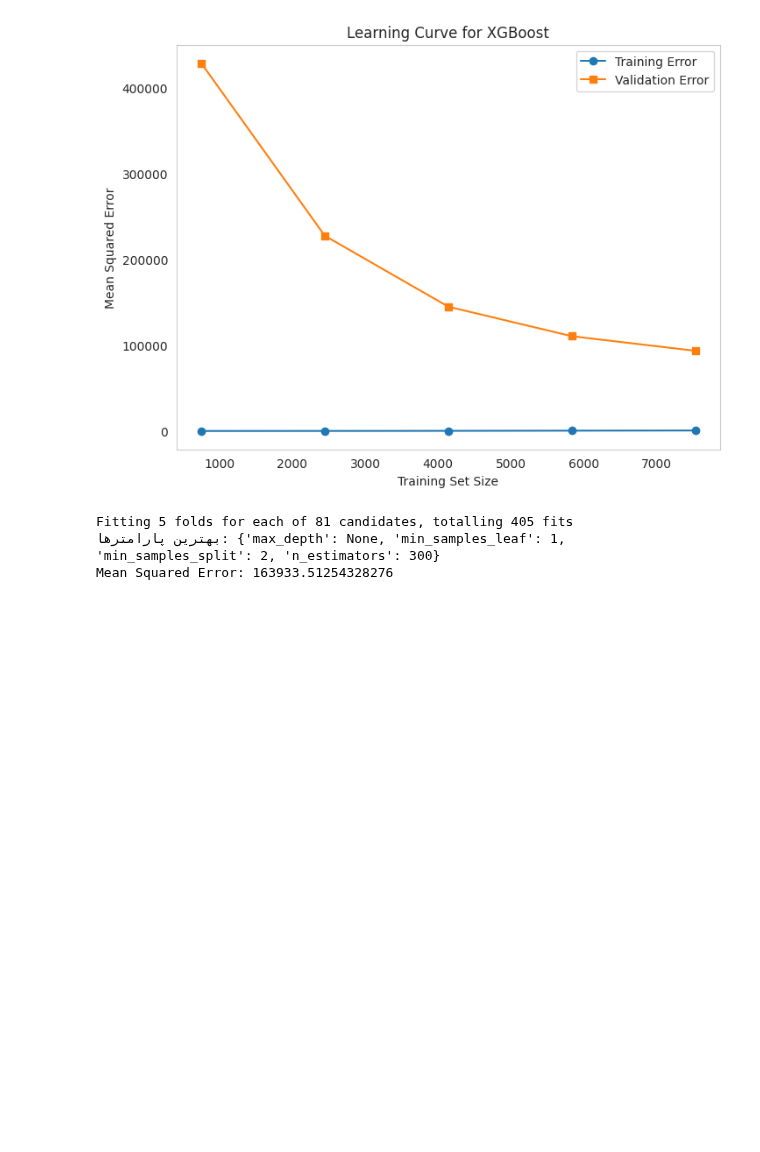
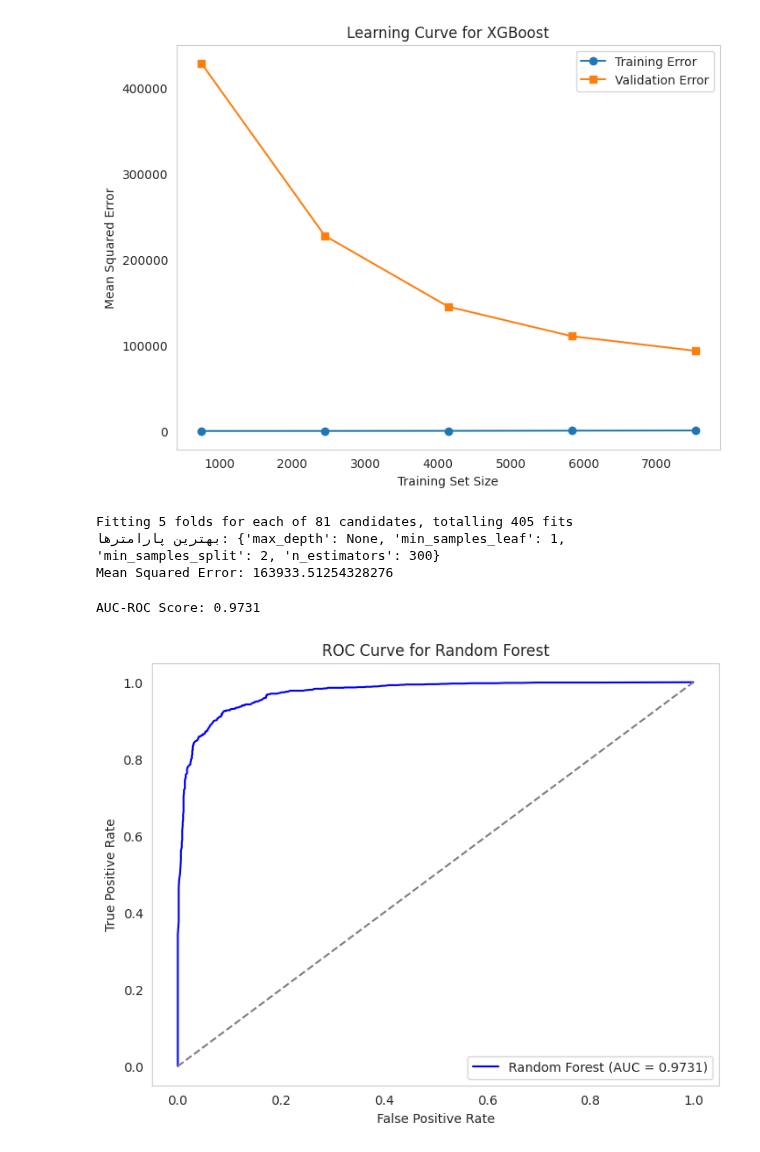
Before and after one commit to Farazmghm/price-of-laptops, a Jupyter notebook: laptop.ipynb, the cells around one changed output. Saved outputs shown, nothing was run; the diff lists cells and outputs as text; code cells hidden in the pictures; blank space fills up the shorter version.

```diff
--- a/laptop.ipynb
+++ b/laptop.ipynb
@@ -677,3 +677,36 @@ print("Mean Squared Error:", mse)
 Fitting 5 folds for each of 81 candidates, totalling 405 fits
 بهترین پارامترها: {'max_depth': None, 'min_samples_leaf': 1, 'min_samples_split': 2, 'n_estimators': 300}
 Mean Squared Error: 163933.51254328276
+# %%
+from sklearn.metrics import roc_auc_score, roc_curve
+
+
+y_train_class = (y_train > y_train.median()).astype(int)
+y_test_class = (y_test > y_test.median()).astype(int)
+
+
+best_model.fit(X_train, y_train_class)
+
+
+y_probs = best_model.predict(X_test)
+
+
+auc_score = roc_auc_score(y_test_class, y_probs)
+print(f"AUC-ROC Score: {auc_score:.4f}")
+
+
+fpr, tpr, _ = roc_curve(y_test_class, y_probs)
+
+
+plt.figure(figsize=(8, 6))
+plt.plot(fpr, tpr, label=f'Random Forest (AUC = {auc_score:.4f})', color='blue')
+plt.plot([0, 1], [0, 1], linestyle='--', color='gray')  # خط تصادفی بودن
+plt.xlabel("False Positive Rate")
+plt.ylabel("True Positive Rate")
+plt.title("ROC Curve for Random Forest")
+plt.legend()
+plt.grid()
+plt.show()
+# %% [output]
+AUC-ROC Score: 0.9731
+[figure, added]
```
